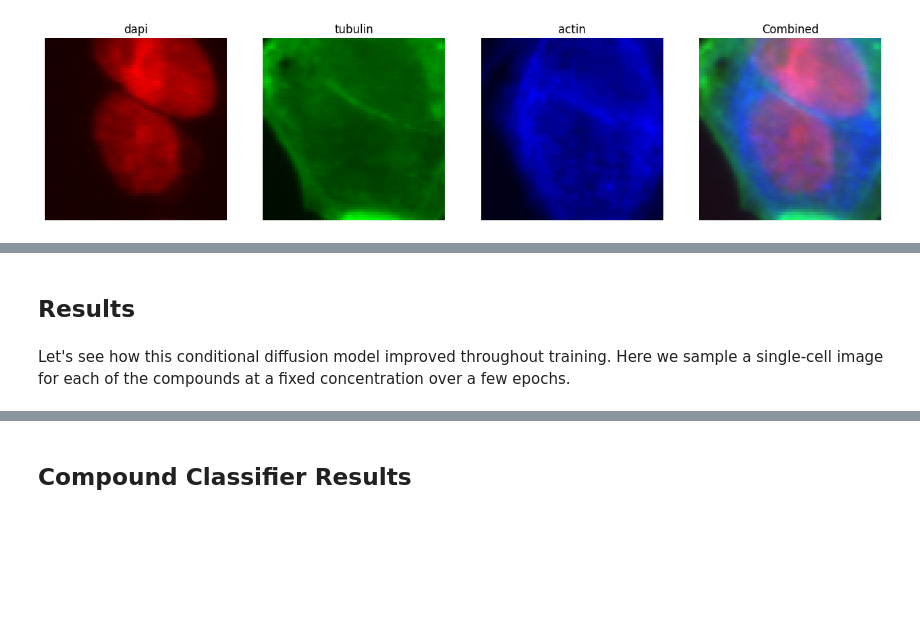
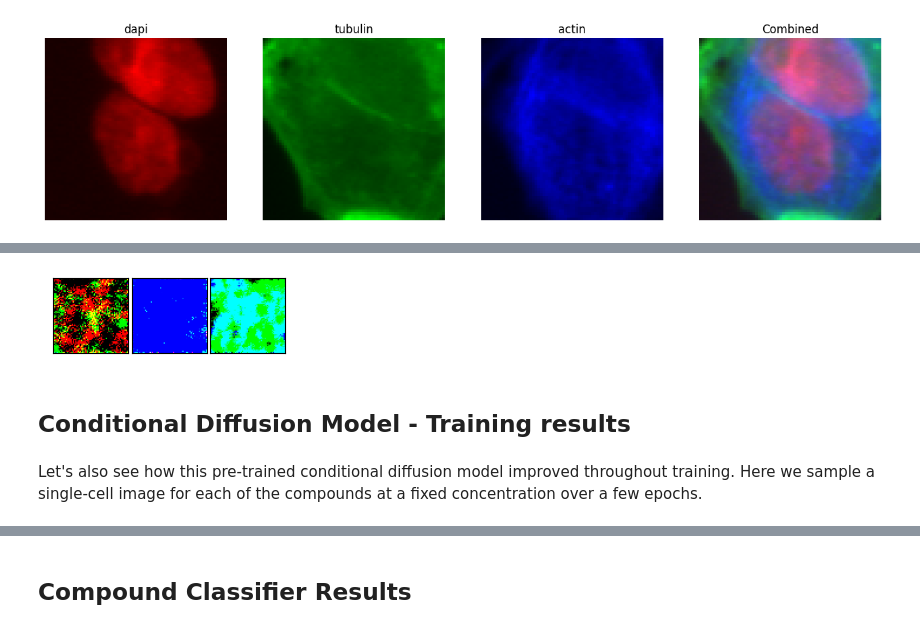
Before and after one commit to RasmusML/DiffCell, a Jupyter notebook: playground.ipynb, the cells around one changed output, grey strips where cells are left out. Cells and saved outputs as stored; diff of their text form; code cells hidden in the pictures; blank space fills up the shorter version.

Commit message:
add evaluation of the generated images compounds

```diff
--- a/playground.ipynb
+++ b/playground.ipynb
@@ -159,5 +160,20 @@ Actually, we have already trained a conditional diffusion model. Let's load it.
+# %%
+treatments_to_sample = [("DMSO", 0), ("epothilone B", 0.3), ("AZ841", 1)] # (compound, concentration)
+# %%
+compound_types = list(set([treatment[0] for treatment in whitelist]))
+concentration_types = list(set([treatment[1] for treatment in whitelist]))
+
+compound_to_id, _ = get_label_mappings(compound_types)
+concentration_to_id, _ = get_label_mappings(concentration_types)
 # %%
-unet = UNet()
-unet.load_state_dict(torch.load("./models/DDPM_Unconditional/ckpt.pt"))
-diffusion = Diffusion()
-sampled_images = diffusion.sample(unet, N_images=1)
+unet = UNet_conditional(len(compound_types), len(concentration_types))
+unet.load_state_dict(torch.load("./models/DDPM_Conditional/ckpt1.pt", map_location=torch.device('cpu')))
+diffusion = Diffusion_conditional()
+
+compounds = [treatment[0] for treatment in treatments_to_sample]
+compounds = torch.from_numpy(np.array([compound_to_id[c] for c in compounds]))
+
+concentrations = [treatment[1] for treatment in treatments_to_sample]
+concentrations = torch.from_numpy(np.array([concentration_to_id[c] for c in concentrations]))
+
+sampled_images = diffusion.sample(unet, N_images=len(treatments_to_sample), y_compounds=compounds, y_concentrations=concentrations)
@@ -164,7 +182,11 @@ sampled_images = diffusion.sample(unet, N_images=1)
+# %%
+plot_images(sampled_images)
+# %% [output]
+[figure, added]
 # %% [markdown]
-## Results
+## Conditional Diffusion Model - Training results
 # %% [markdown]
-Let's see how this conditional diffusion model improved throughout training. Here we sample a single-cell image for each of the compounds at a fixed concentration over a few epochs.
+Let's also see how this pre-trained conditional diffusion model improved throughout training. Here we sample a single-cell image for each of the compounds at a fixed concentration over a few epochs.
 # %%
 epoch_images, epochs = load_epoch_images("./results/DDPM_Conditional/")
 plot_epoch_sample_series(epoch_images, epochs)
```
Also changed, not shown: parts of 43 cells of this notebook, 2 other files.
